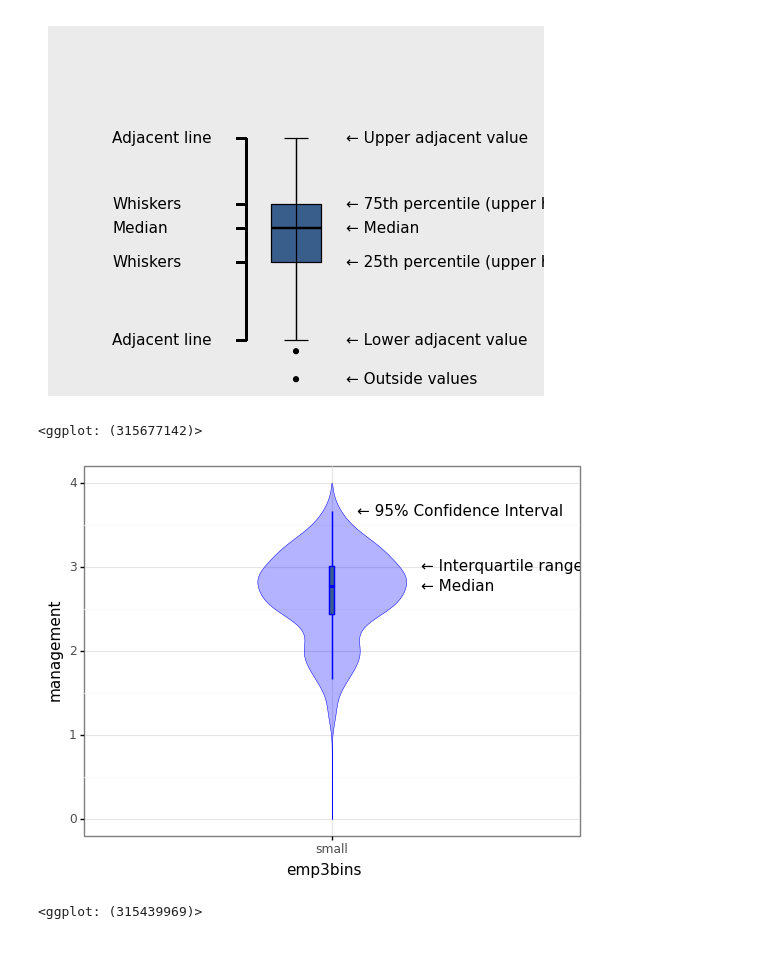
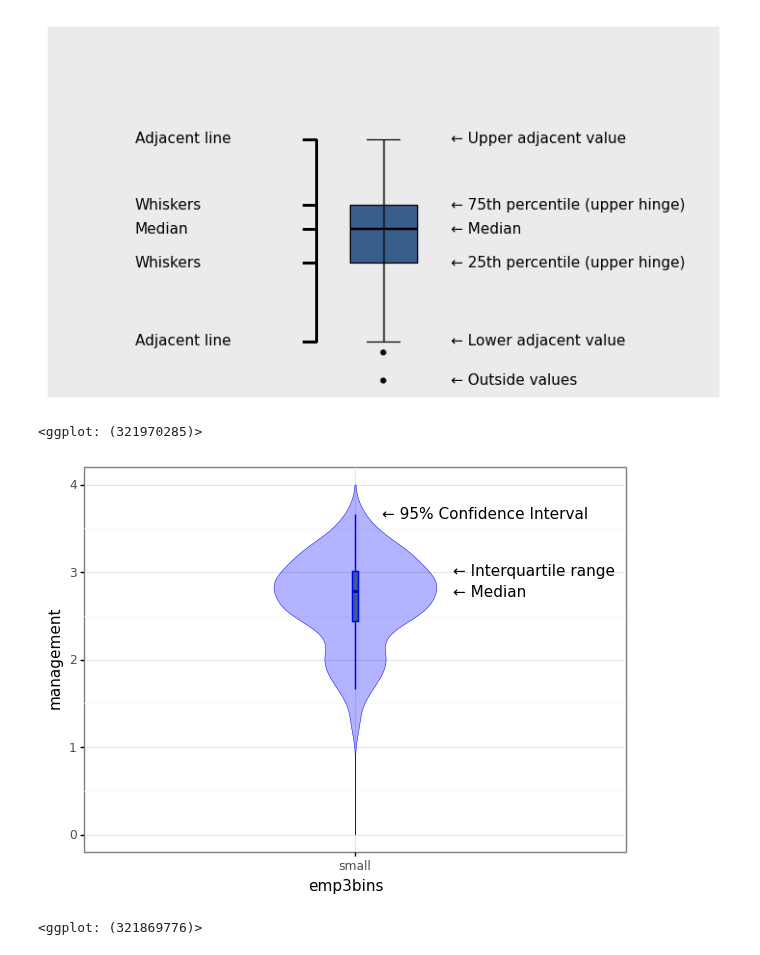
Before and after one commit to gabors-data-analysis/da_case_studies, a Jupyter notebook: ch04-management-firm-size/ch04_wms_management_size_boxplot_violinpolot.ipynb, the cells around one changed output. Cells and saved outputs as stored; diff of their text form; code cells hidden in the pictures.

```diff
--- a/ch04-management-firm-size/ch04_wms_management_size_boxplot_violinpolot.ipynb
+++ b/ch04-management-firm-size/ch04_wms_management_size_boxplot_violinpolot.ipynb
@@ -72,35 +72,36 @@ ggplot(df2, aes(x="emp3bins", y="management")) + geom_boxplot(
 ) + annotate(
     "text", x=0.63, y=q2, label="Median", ha="left"
 ) + annotate(
     "text", x=0.63, y=q1, label="Whiskers", ha="left"
 ) + annotate(
     "text", x=0.63, y=lb, label="Adjacent line", ha="left"
 ) + geom_segment(
     aes(x=0.9, y=lb, xend=0.9, yend=ub)
 ) + geom_segment(
     aes(x=0.88, y=lb, xend=0.9, yend=lb)
 ) + geom_segment(
     aes(x=0.88, y=q1, xend=0.9, yend=q1)
 ) + geom_segment(
     aes(x=0.88, y=q2, xend=0.9, yend=q2)
 ) + geom_segment(
     aes(x=0.88, y=q3, xend=0.9, yend=q3)
 ) + geom_segment(
     aes(x=0.88, y=ub, xend=0.9, yend=ub)
 )+ theme(
     axis_title_x=element_blank(),
     axis_line_x=element_blank(),
     axis_ticks=element_blank(),
     axis_text_x=element_blank(),
     axis_title_y=element_blank(),
     axis_line_y=element_blank(),
     axis_text_y=element_blank(),
     panel_grid=element_blank(),
     panel_border=element_blank(),
+    figure_size=(9, 5)
 )
 # %% [output]
-[figure, old version]
+[figure, new version]
-<ggplot: (315677142)>
+<ggplot: (321970285)>
 # %%
 ggplot(df2, aes(x="emp3bins", y="management")) + geom_violin(
     size=0.2,
@@ -118,7 +119,7 @@ ggplot(df2, aes(x="emp3bins", y="management")) + geom_violin(
     "text", x=1.18, y=q3, label="← Interquartile range", ha="left"
 ) + annotate(
     "text", x=1.18, y=q2, label="← Median", ha="left"
-) + ylim(0,4)+theme_bw()
+) + ylim(0,4)+theme_bw() + theme(figure_size=(7, 5))
 # %% [output]
-[figure, old version]
+[figure, new version]
-<ggplot: (315439969)>
+<ggplot: (321869776)>
```
